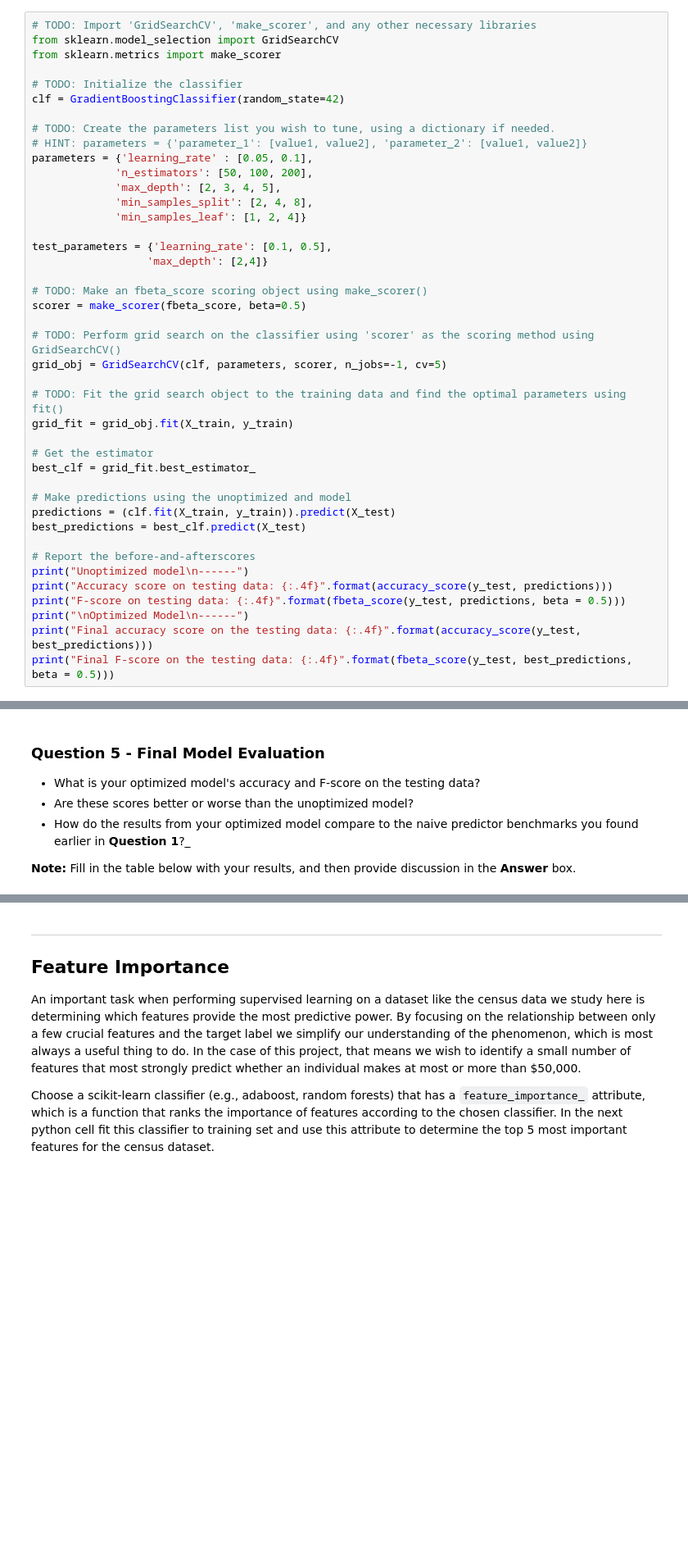
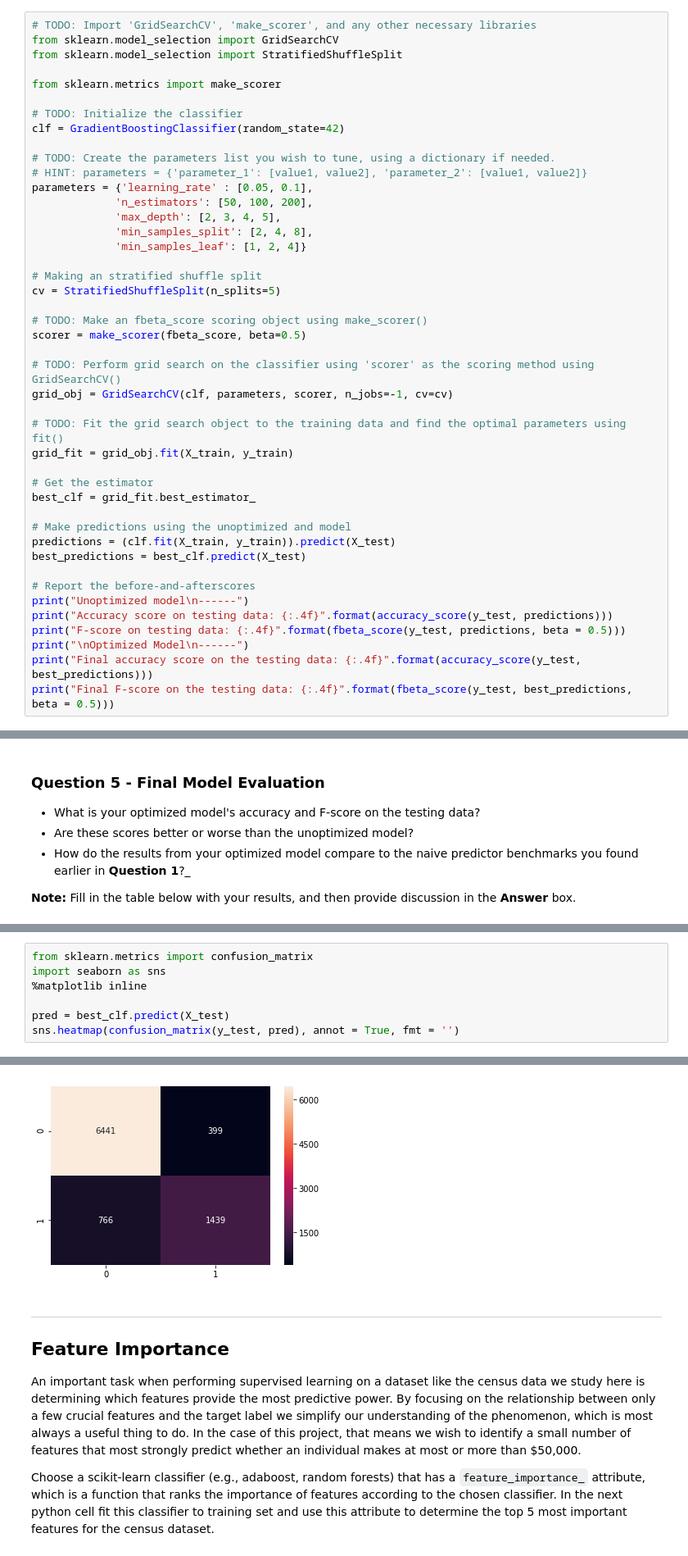
Before and after one commit to luiznonenmacher/classical-machine-learning, a Jupyter notebook: finding_donors.ipynb, the cells around one changed output, grey strips where cells are left out. Shown at 82% size. Drawn from its saved outputs; the diff is of its cells as text; blank space fills up the shorter version.

```diff
--- a/finding_donors.ipynb
+++ b/finding_donors.ipynb
@@ -565,6 +565,8 @@ Fine tune the chosen model. Use grid search (`GridSearchCV`) with at least one i
 # %%
 # TODO: Import 'GridSearchCV', 'make_scorer', and any other necessary libraries
 from sklearn.model_selection import GridSearchCV
+from sklearn.model_selection import StratifiedShuffleSplit
+
 from sklearn.metrics import make_scorer
 
 # TODO: Initialize the classifier
@@ -578,14 +580,14 @@ parameters = {'learning_rate' : [0.05, 0.1],
              'min_samples_split': [2, 4, 8],
              'min_samples_leaf': [1, 2, 4]}
 
-test_parameters = {'learning_rate': [0.1, 0.5],
-                  'max_depth': [2,4]}
+# Making an stratified shuffle split
+cv = StratifiedShuffleSplit(n_splits=5)
 
 # TODO: Make an fbeta_score scoring object using make_scorer()
 scorer = make_scorer(fbeta_score, beta=0.5)
 
 # TODO: Perform grid search on the classifier using 'scorer' as the scoring method using GridSearchCV()
-grid_obj = GridSearchCV(clf, parameters, scorer, n_jobs=-1, cv=5)
+grid_obj = GridSearchCV(clf, parameters, scorer, n_jobs=-1, cv=cv)
 
 # TODO: Fit the grid search object to the training data and find the optimal parameters using fit()
 grid_fit = grid_obj.fit(X_train, y_train)
@@ -637,0 +642,8 @@ Compared to the naive model, the gradient boosted trees had performed very well,
+# %%
+from sklearn.metrics import confusion_matrix
+import seaborn as sns
+%matplotlib inline
+
+pred = best_clf.predict(X_test)
+sns.heatmap(confusion_matrix(y_test, pred), annot = True, fmt = '')
+# %% [output]
@@ -638,3 +651,4 @@ Compared to the naive model, the gradient boosted trees had performed very well,
+[figure, added]
 # %% [markdown]
 ----
 ## Feature Importance
```
Also changed, not shown: parts of 10 cells of this notebook, 1 other file.
